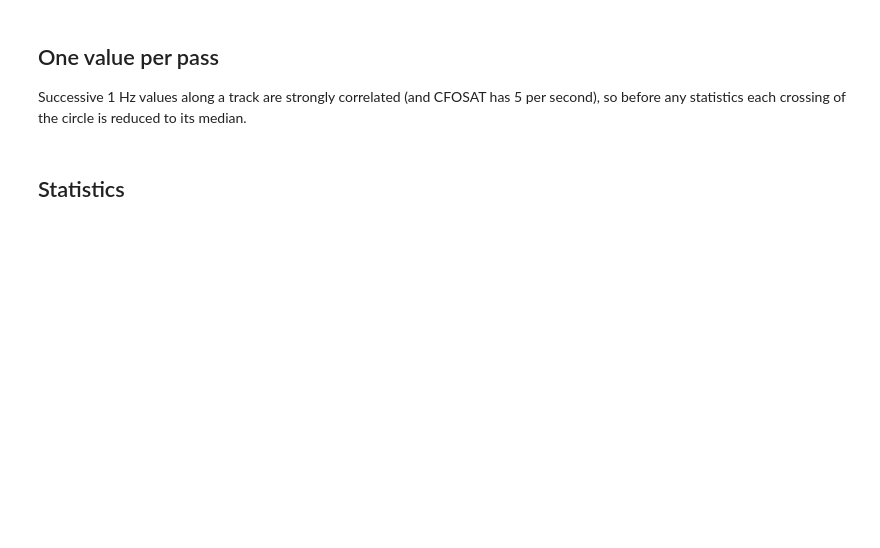
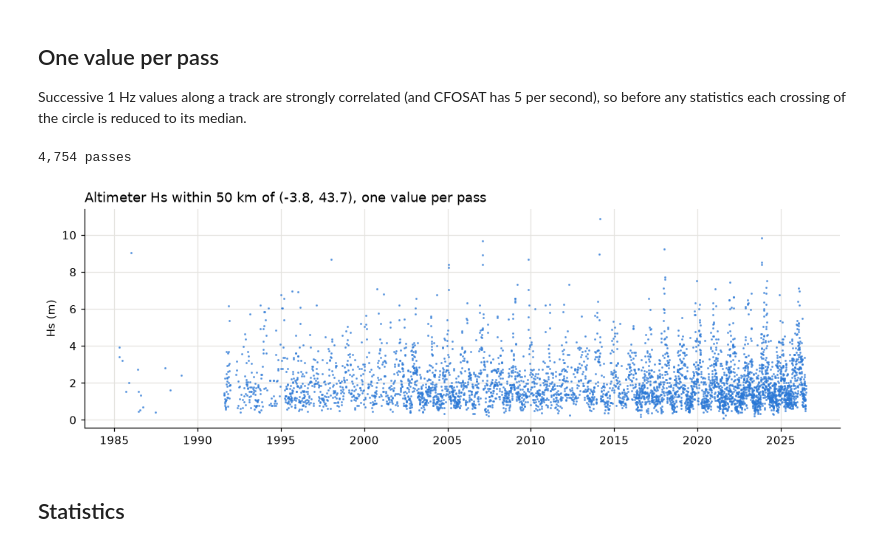
Before and after one commit to GeoOcean/BlueMath, a Jupyter notebook: toolkit/data/Altimetry_IMOS_Zarr.ipynb, the cells around one changed output. Cells and saved outputs as stored; diff of their text form; code cells hidden in the pictures; blank space fills up the shorter version.

```diff
--- a/toolkit/data/Altimetry_IMOS_Zarr.ipynb
+++ b/toolkit/data/Altimetry_IMOS_Zarr.ipynb
@@ -77,13 +123,17 @@ second), so before any statistics each crossing of the circle is reduced to its
 # %%
 passes = altimeter_passes(obs)
 passes["satellite"] = satellites[passes.satellite.astype(int)]
 print(f"{len(passes):,} passes")
 
 fig, ax = plt.subplots(figsize=(12, 3.5))
 ax.plot(passes.index, passes.hs, ".", color=BLUE, ms=2, alpha=0.6)
 ax.set_ylabel("Hs (m)")
+ax.xaxis.set_major_formatter(mdates.ConciseDateFormatter(ax.xaxis.get_major_locator()))
 ax.set_title(f"Altimeter Hs within 50 km of ({LON}, {LAT}), one value per pass", loc="left")
 plt.show()
+# %% [output]
+4,754 passes
+[figure, added]
 # %% [markdown]
 ## Statistics
 # %%
```
Also changed, not shown: parts of 8 cells of this notebook, 2 other files.
